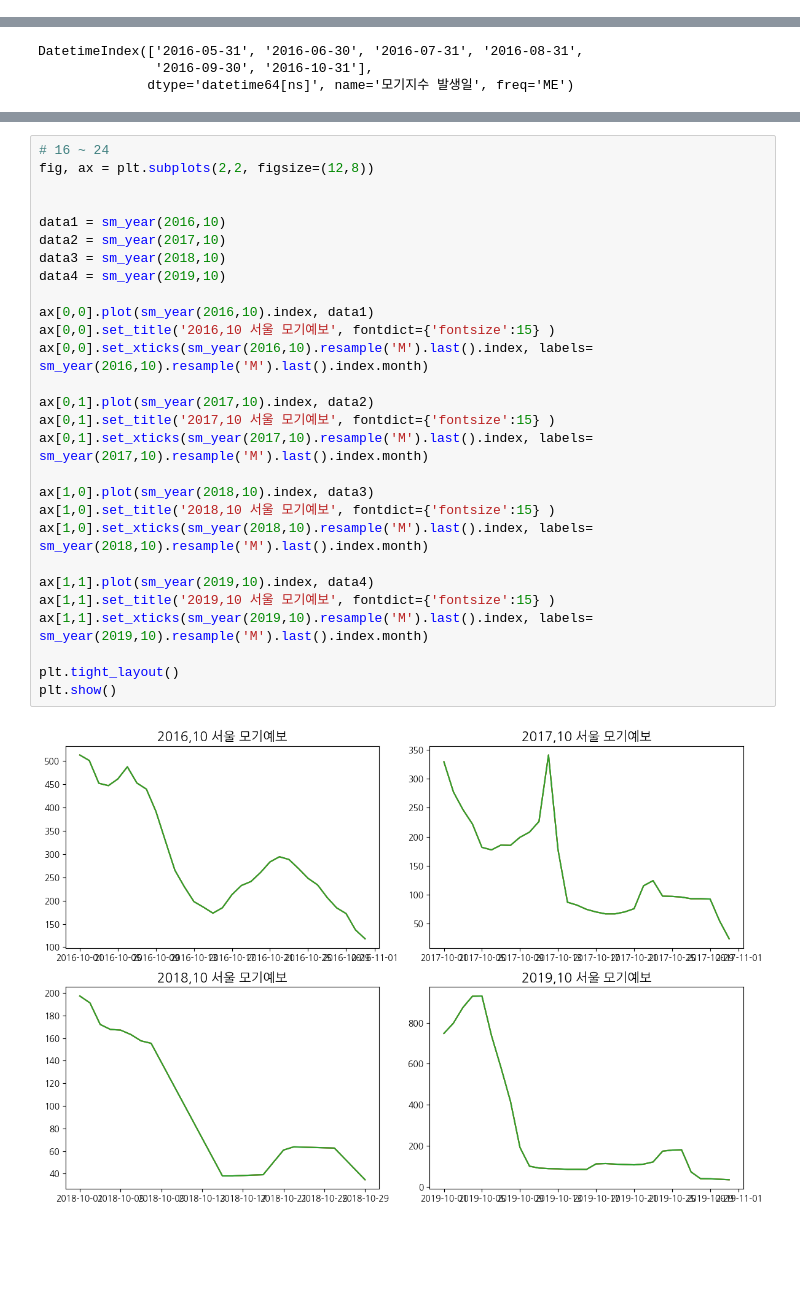
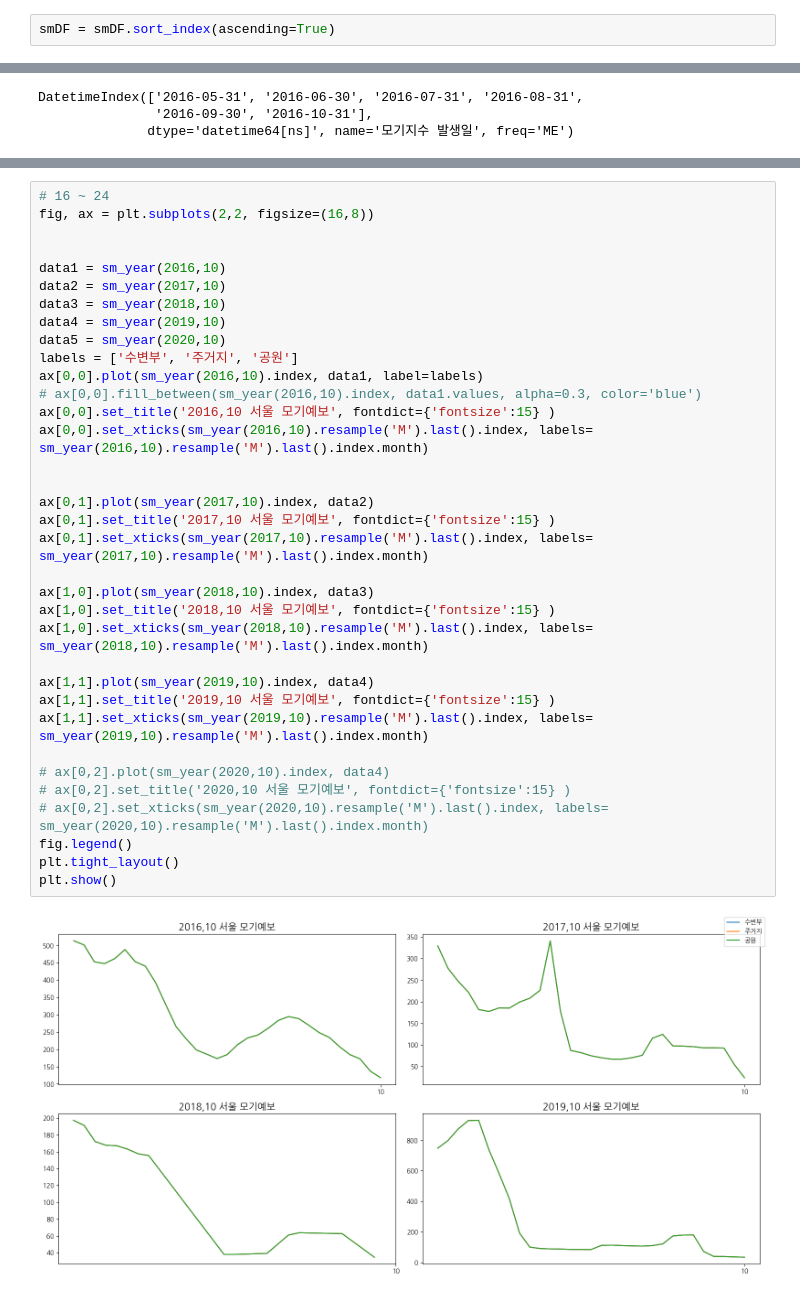
Before and after one commit to matdongsan5/Project, a Jupyter notebook: PublicData_이정욱/main.ipynb, the cells around one changed output, grey strips where cells are left out. Cells and saved outputs as stored; diff of their text form; blank space fills up the shorter version.

```diff
--- a/PublicData_이정욱/main.ipynb
+++ b/PublicData_이정욱/main.ipynb
@@ -556,6 +677,8 @@ smDF.head()
 | 2024-10-29 | 49.7 | 17.1 | 14.8 |
 | 2024-10-28 | 66.0 | 26.7 | 21.2 |
 | 2024-10-27 | 45.4 | 19.8 | 18.6 |
+# %%
+smDF = smDF.sort_index(ascending=True)
 # %%
 def sm_year(year1, month2=None, place1=None ):
     if place1 == 0:
@@ -661,30 +790,37 @@ plt.show()
 # %%
 # 16 ~ 24
-fig, ax = plt.subplots(2,2, figsize=(12,8))
+fig, ax = plt.subplots(2,2, figsize=(16,8))
 
 
 data1 = sm_year(2016,10)
 data2 = sm_year(2017,10)
 data3 = sm_year(2018,10)
 data4 = sm_year(2019,10)
-
-ax[0,0].plot(sm_year(2016,10).index, data1)
+data5 = sm_year(2020,10)
+labels = ['수변부', '주거지', '공원']
+ax[0,0].plot(sm_year(2016,10).index, data1, label=labels)
+# ax[0,0].fill_between(sm_year(2016,10).index, data1.values, alpha=0.3, color='blue')
 ax[0,0].set_title('2016,10 서울 모기예보', fontdict={'fontsize':15} )
 ax[0,0].set_xticks(sm_year(2016,10).resample('M').last().index, labels= sm_year(2016,10).resample('M').last().index.month)
+
 
 ax[0,1].plot(sm_year(2017,10).index, data2)
 ax[0,1].set_title('2017,10 서울 모기예보', fontdict={'fontsize':15} )
 ax[0,1].set_xticks(sm_year(2017,10).resample('M').last().index, labels= sm_year(2017,10).resample('M').last().index.month)
 
 ax[1,0].plot(sm_year(2018,10).index, data3)
 ax[1,0].set_title('2018,10 서울 모기예보', fontdict={'fontsize':15} )
 ax[1,0].set_xticks(sm_year(2018,10).resample('M').last().index, labels= sm_year(2018,10).resample('M').last().index.month)
 
 ax[1,1].plot(sm_year(2019,10).index, data4)
 ax[1,1].set_title('2019,10 서울 모기예보', fontdict={'fontsize':15} )
 ax[1,1].set_xticks(sm_year(2019,10).resample('M').last().index, labels= sm_year(2019,10).resample('M').last().index.month)
 
+# ax[0,2].plot(sm_year(2020,10).index, data4)
+# ax[0,2].set_title('2020,10 서울 모기예보', fontdict={'fontsize':15} )
+# ax[0,2].set_xticks(sm_year(2020,10).resample('M').last().index, labels= sm_year(2020,10).resample('M').last().index.month)
+fig.legend()
 plt.tight_layout()
 plt.show()
 # %% [output]
-[figure, old version]
+[figure, new version]
```
Also changed, not shown: parts of 29 cells of this notebook.
